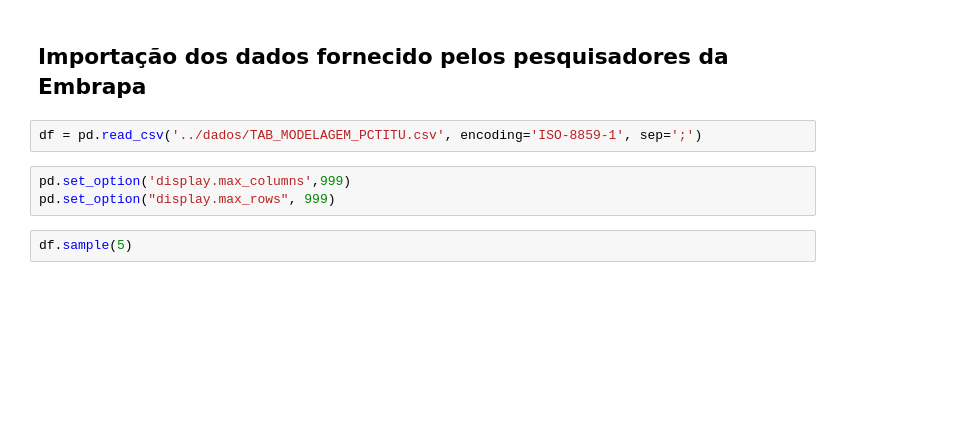
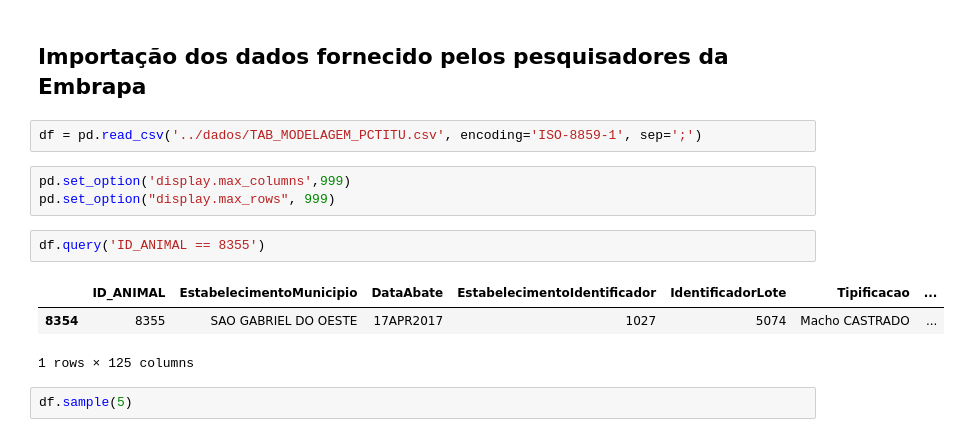
Before and after one commit to naratiz/Mestrado---Precoce-MS, a Jupyter notebook: code/1. Ajustes.ipynb, the cells around one changed output. Saved outputs shown, nothing was run; the diff lists cells and outputs as text; blank space fills up the shorter version.

```diff
--- a/code/1. Ajustes.ipynb
+++ b/code/1. Ajustes.ipynb
@@ -8,6 +8,12 @@ df = pd.read_csv('../dados/TAB_MODELAGEM_PCTITU.csv', encoding='ISO-8859-1', sep
 # %%
 pd.set_option('display.max_columns',999)
 pd.set_option("display.max_rows", 999)
+# %%
+df.query('ID_ANIMAL == 8355')
+# %% [output]
+|  | ID_ANIMAL | EstabelecimentoMunicipio | DataAbate | EstabelecimentoIdentificador | IdentificadorLote | Tipificacao | ... |
+| 8354 | 8355 | SAO GABRIEL DO OESTE | 17APR2017 | 1027 | 5074 | Macho CASTRADO | ... |
+1 rows × 125 columns
 # %%
 df.sample(5)
 # %% [output]
```
Also changed, not shown: parts of 2 cells of this notebook, 19 other files.
